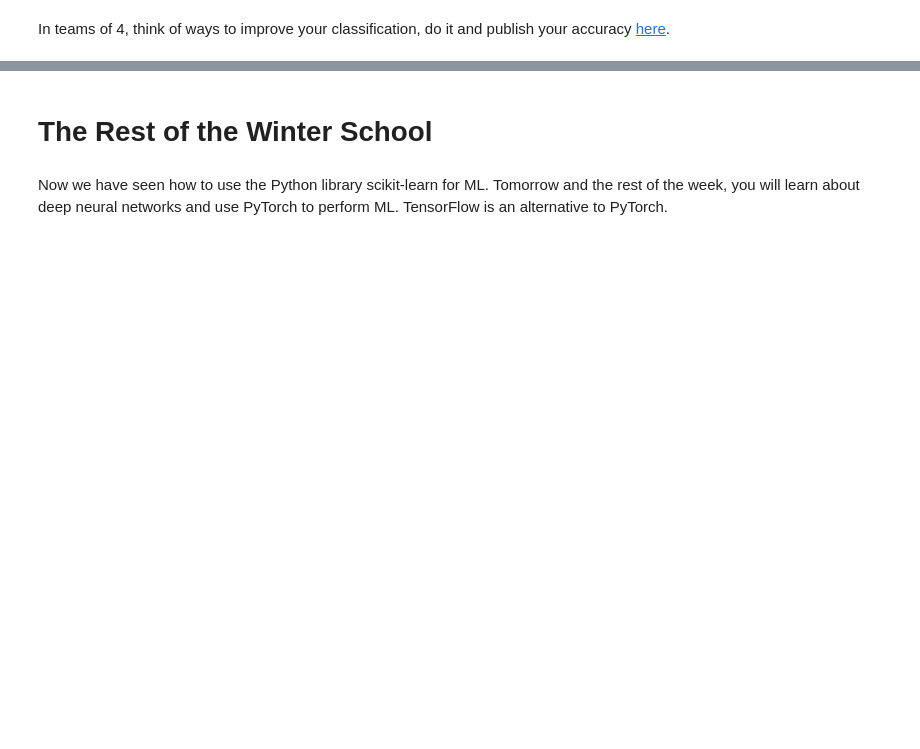
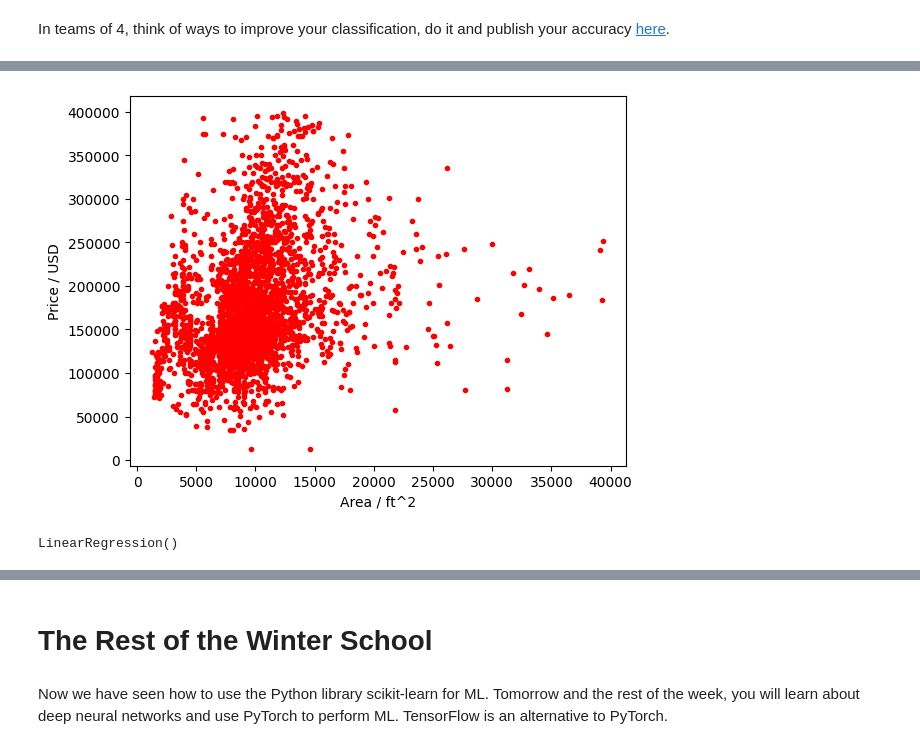
Before and after one commit to sigvehaug/MLwPython, a Jupyter notebook: Course_1_AccData.ipynb, the cells around one changed output, grey strips where cells are left out. Drawn from its saved outputs; the diff is of its cells as text; code cells hidden in the pictures; blank space fills up the shorter version.

```diff
--- a/Course_1_AccData.ipynb
+++ b/Course_1_AccData.ipynb
@@ -439,0 +537,4 @@ Think of other useful classification tasks you could do with phones.
+# %%
+x, y, df = house_prices_dataset(return_df=True)
+print(x.shape, y.shape)
+df.head()
@@ -439,0 +550,15 @@ Think of other useful classification tasks you could do with phones.
+# %%
+plt.plot(x[:, 0], y, '.r')
+plt.xlabel('Area / ft^2')
+plt.ylabel('Price / USD');
+# %% [output]
+[figure, added]
+# %%
+# Make train/test split
+x_train, x_test, y_train, y_test = train_test_split(x, y, test_size=0.2)
+
+# Fit the model
+reg = linear_model.LinearRegression()
+reg.fit(x_train, y_train)
+# %% [output]
+LinearRegression()
```
Also changed, not shown: parts of 11 cells of this notebook.
